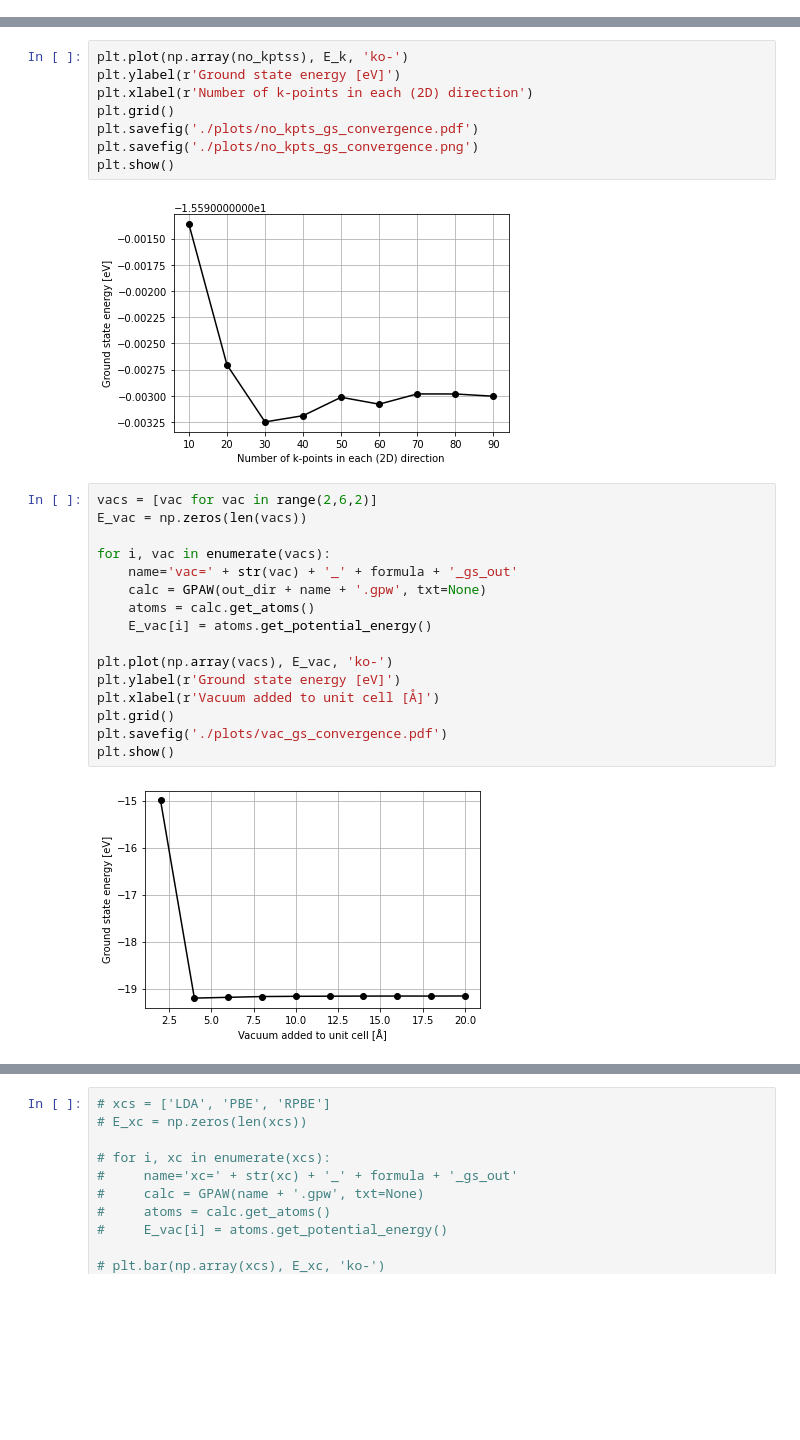
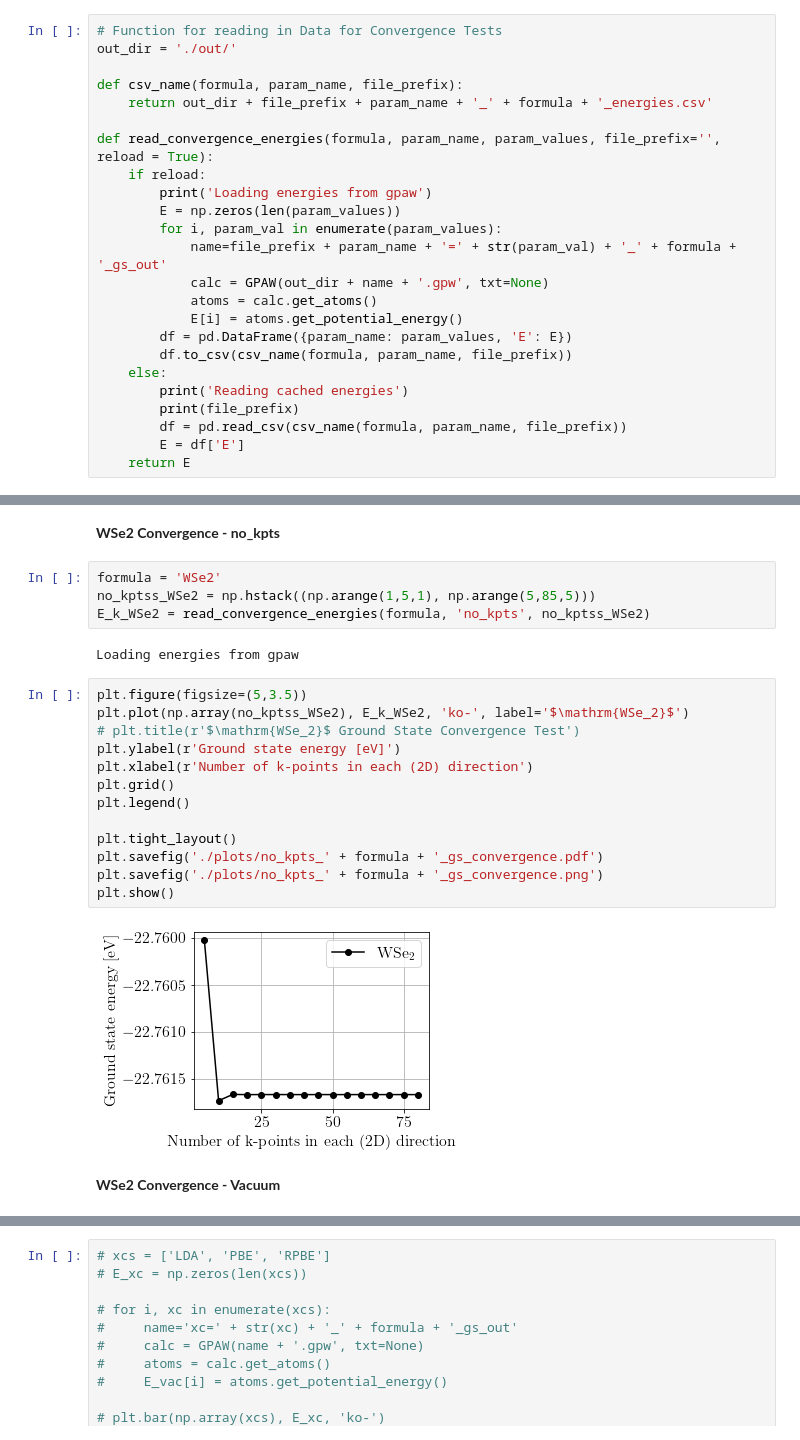
Before and after one commit to runehoejlund/dft-superfluids, a Jupyter notebook: independent_calculations/convergence.ipynb, the cells around one changed output, grey strips where cells are left out. Cells and saved outputs as stored; diff of their text form; blank space fills up the shorter version.

Commit message:
Fixed vacuum bug, make convergence tests, and BBs

```diff
--- a/independent_calculations/convergence.ipynb
+++ b/independent_calculations/convergence.ipynb
@@ -31,0 +35,24 @@ for i, ecut in enumerate(ecuts):
+# %%
+# Function for reading in Data for Convergence Tests
+out_dir = './out/'
+
+def csv_name(formula, param_name, file_prefix):
+    return out_dir + file_prefix + param_name + '_' + formula + '_energies.csv'
+
+def read_convergence_energies(formula, param_name, param_values, file_prefix='', reload = True):
+    if reload:
+        print('Loading energies from gpaw')
+        E = np.zeros(len(param_values))
+        for i, param_val in enumerate(param_values):
+            name=file_prefix + param_name + '=' + str(param_val) + '_' + formula + '_gs_out'
+            calc = GPAW(out_dir + name + '.gpw', txt=None)
+            atoms = calc.get_atoms()
+            E[i] = atoms.get_potential_energy()
+        df = pd.DataFrame({param_name: param_values, 'E': E})
+        df.to_csv(csv_name(formula, param_name, file_prefix))
+    else:
+        print('Reading cached energies')
+        print(file_prefix)
+        df = pd.read_csv(csv_name(formula, param_name, file_prefix))
+        E = df['E']
+    return E
@@ -52,28 +153,25 @@ for i, no_kpts in enumerate(no_kptss):
+# %% [markdown]
+**WSe2 Convergence - no_kpts**
+# %%
+formula = 'WSe2'
+no_kptss_WSe2 = np.hstack((np.arange(1,5,1), np.arange(5,85,5)))
+E_k_WSe2 = read_convergence_energies(formula, 'no_kpts', no_kptss_WSe2)
+# %% [output]
+Loading energies from gpaw
 # %%
-plt.plot(np.array(no_kptss), E_k, 'ko-')
+plt.figure(figsize=(5,3.5))
+plt.plot(np.array(no_kptss_WSe2), E_k_WSe2, 'ko-', label='$\mathrm{WSe_2}$')
+# plt.title(r'$\mathrm{WSe_2}$ Ground State Convergence Test')
 plt.ylabel(r'Ground state energy [eV]')
 plt.xlabel(r'Number of k-points in each (2D) direction')
 plt.grid()
-plt.savefig('./plots/no_kpts_gs_convergence.pdf')
-plt.savefig('./plots/no_kpts_gs_convergence.png')
+plt.legend()
+
+plt.tight_layout()
+plt.savefig('./plots/no_kpts_' + formula + '_gs_convergence.pdf')
+plt.savefig('./plots/no_kpts_' + formula + '_gs_convergence.png')
 plt.show()
 # %% [output]
-[figure, old version]
+[figure, new version]
-# %%
-vacs = [vac for vac in range(2,6,2)]
-E_vac = np.zeros(len(vacs))
-
-for i, vac in enumerate(vacs):
-    name='vac=' + str(vac) + '_' + formula + '_gs_out'
-    calc = GPAW(out_dir + name + '.gpw', txt=None)
-    atoms = calc.get_atoms()
-    E_vac[i] = atoms.get_potential_energy()
-
-plt.plot(np.array(vacs), E_vac, 'ko-')
-plt.ylabel(r'Ground state energy [eV]')
-plt.xlabel(r'Vacuum added to unit cell [Å]')
-plt.grid()
-plt.savefig('./plots/vac_gs_convergence.pdf')
-plt.show()
-# %% [output]
-[figure, removed]
+# %% [markdown]
+**WSe2 Convergence - Vacuum**
```
Also changed, not shown: parts of 22 cells of this notebook, 28 other files.
